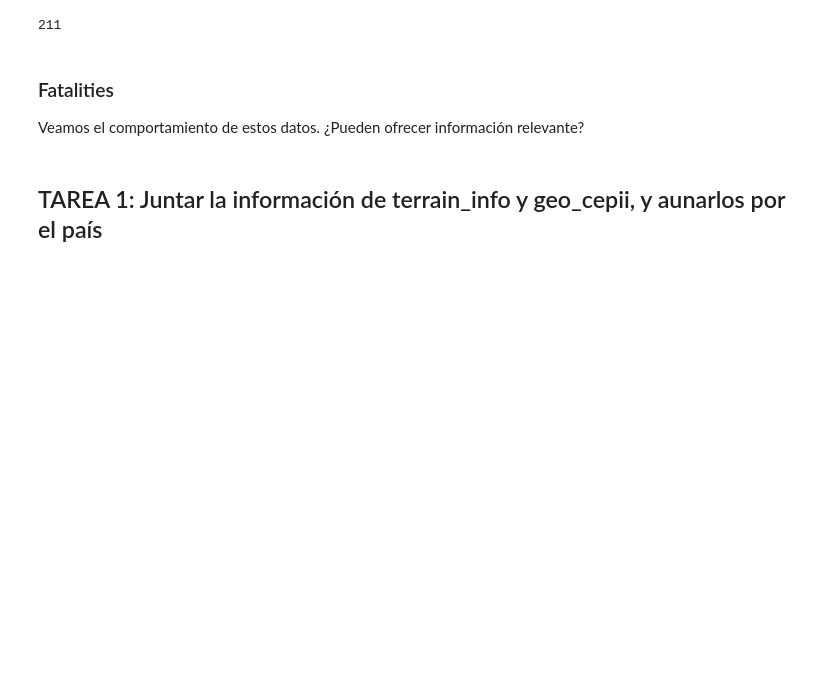
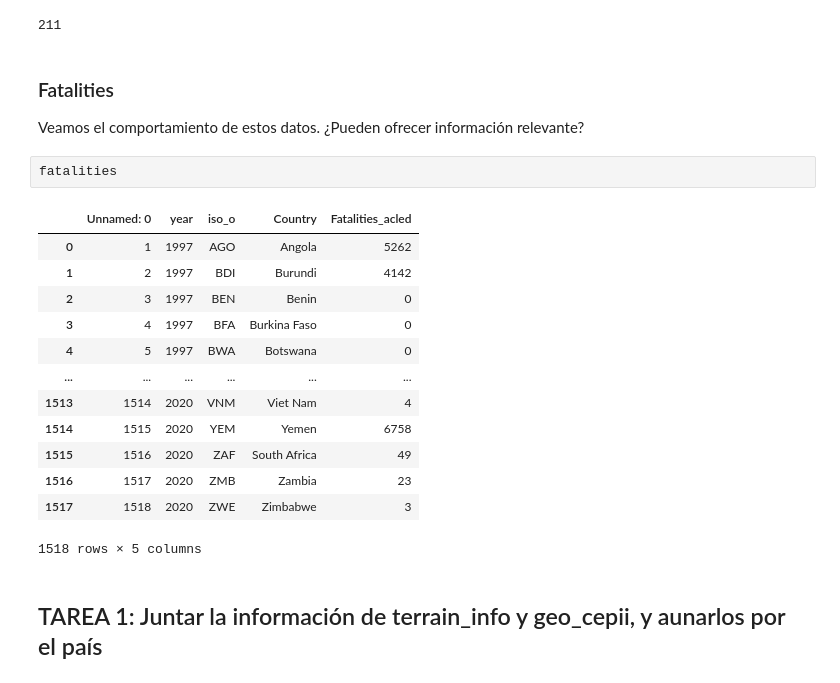
Before and after one commit to vicentcamison/idal_ia3, a Jupyter notebook: data_preprocessing.ipynb, the cells around one changed output. Cells and saved outputs as stored; diff of their text form; blank space fills up the shorter version.

```diff
--- a/data_preprocessing.ipynb
+++ b/data_preprocessing.ipynb
@@ -80,6 +80,22 @@ len(countries)
 # %% [markdown]
 ### Fatalities
 Veamos el comportamiento de estos datos. ¿Pueden ofrecer información relevante?
+# %%
+fatalities
+# %% [output]
+|  | Unnamed: 0 | year | iso_o | Country | Fatalities_acled |
+| 0 | 1 | 1997 | AGO | Angola | 5262 |
+| 1 | 2 | 1997 | BDI | Burundi | 4142 |
+| 2 | 3 | 1997 | BEN | Benin | 0 |
+| 3 | 4 | 1997 | BFA | Burkina Faso | 0 |
+| 4 | 5 | 1997 | BWA | Botswana | 0 |
+| ... | ... | ... | ... | ... | ... |
+| 1513 | 1514 | 2020 | VNM | Viet Nam | 4 |
+| 1514 | 1515 | 2020 | YEM | Yemen | 6758 |
+| 1515 | 1516 | 2020 | ZAF | South Africa | 49 |
+| 1516 | 1517 | 2020 | ZMB | Zambia | 23 |
+| 1517 | 1518 | 2020 | ZWE | Zimbabwe | 3 |
+1518 rows × 5 columns
 # %% [markdown]
 ## TAREA 1: Juntar la información de terrain_info y geo_cepii, y aunarlos por el país
 # %% [markdown]
```
Also changed, not shown: parts of 4 cells of this notebook.
